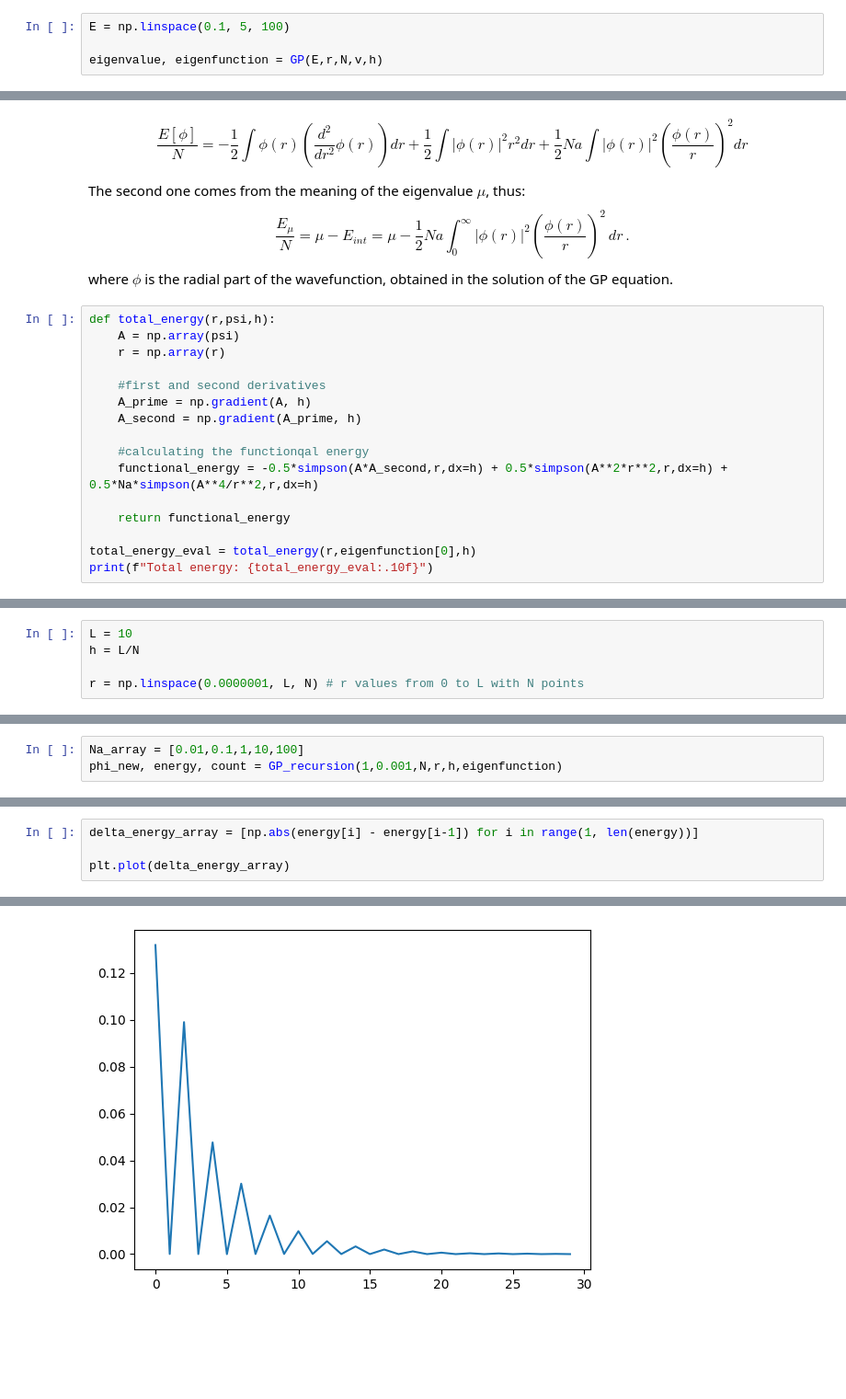
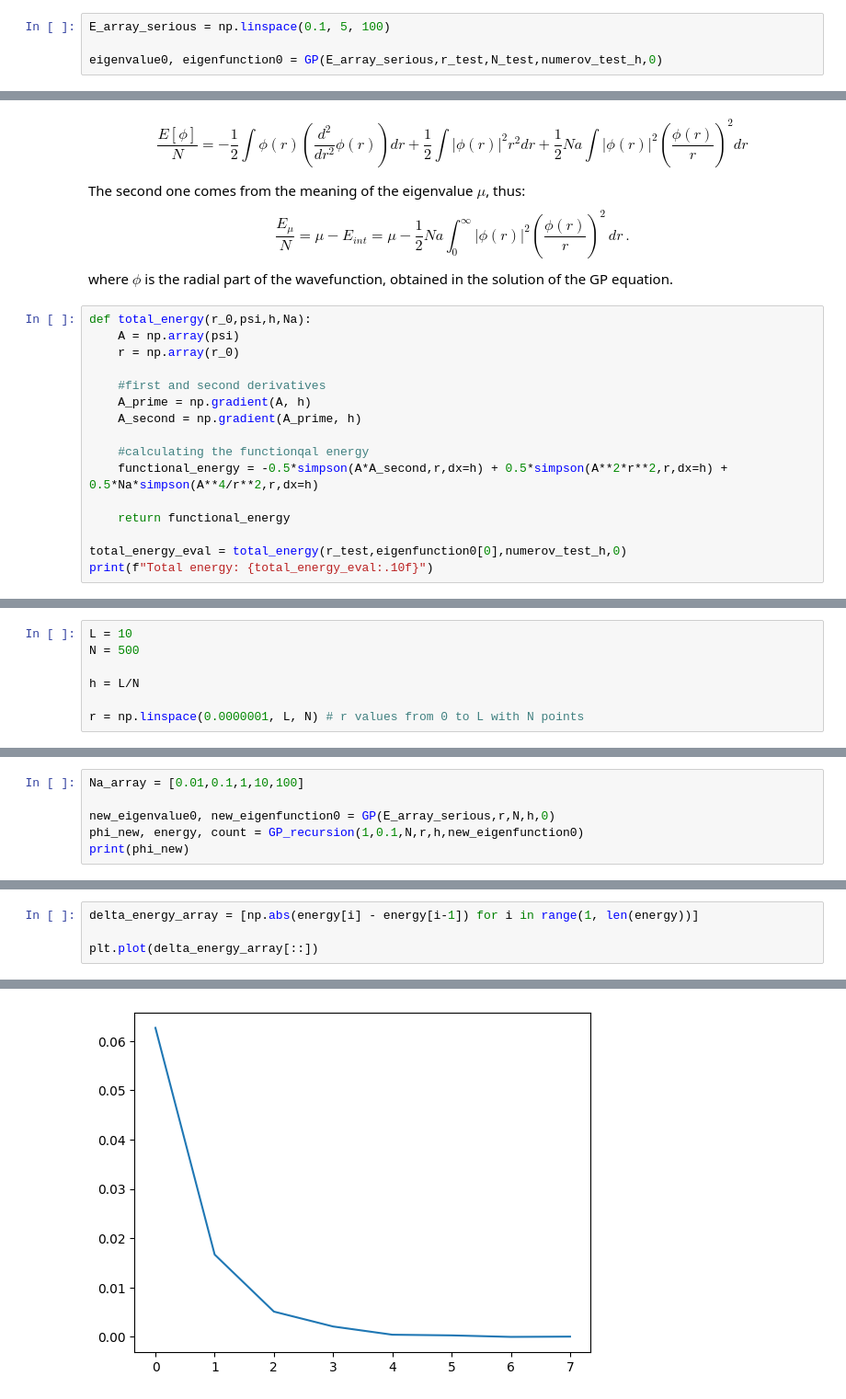
Before and after one commit to marcobeIIa/computational_physics, a Jupyter notebook: homework3/MFA_Lusvardi_Bella_Parolini.ipynb, the cells around one changed output, grey strips where cells are left out. Shown at 92% size. Cells and saved outputs as stored; diff of their text form; blank space fills up the shorter version.

```diff
--- a/homework3/MFA_Lusvardi_Bella_Parolini.ipynb
+++ b/homework3/MFA_Lusvardi_Bella_Parolini.ipynb
@@ -256,6 +265,6 @@ def GP(E,r,N,v,h):
 
     return eigenvalue, eigenfunction
 # %%
-E = np.linspace(0.1, 5, 100)
+E_array_serious = np.linspace(0.1, 5, 100)
 
-eigenvalue, eigenfunction = GP(E,r,N,v,h)
+eigenvalue0, eigenfunction0 = GP(E_array_serious,r_test,N_test,numerov_test_h,0)
@@ -322,9 +313,9 @@ The second one comes from the meaning of the eigenvalue $\mu$, thus:
 $$\frac{E_{\mu}}{N}=\mu-E_{int}=\mu-\dfrac{1}{2}Na\int_0^{\infty}|\phi(r)|^2\left(\dfrac{\phi(r)}{r}\right)^2\,dr\,.$$
 where $\phi$ is the radial part of the wavefunction, obtained in the solution of the GP equation.
 # %%
-def total_energy(r,psi,h):
+def total_energy(r_0,psi,h,Na):
     A = np.array(psi)
-    r = np.array(r)
+    r = np.array(r_0)
 
     #first and second derivatives
     A_prime = np.gradient(A, h)
@@ -335,6 +326,6 @@ def total_energy(r,psi,h):
 
     return functional_energy
 
-total_energy_eval = total_energy(r,eigenfunction[0],h)
+total_energy_eval = total_energy(r_test,eigenfunction0[0],numerov_test_h,0)
 print(f"Total energy: {total_energy_eval:.10f}")
 # %% [output]
@@ -355,5 +391,7 @@ Total energy: 1.5153555759616368
 # %%
 L = 10
+N = 500
+
 h = L/N
 
 r = np.linspace(0.0000001, L, N) # r values from 0 to L with N points
@@ -410,4 +398,7 @@ def GP_recursion(Na,alpha, N, r, h, eigenfunction):
 # %%
 Na_array = [0.01,0.1,1,10,100]
-phi_new, energy, count = GP_recursion(1,0.001,N,r,h,eigenfunction)
+
+new_eigenvalue0, new_eigenfunction0 = GP(E_array_serious,r,N,h,0)
+phi_new, energy, count = GP_recursion(1,0.1,N,r,h,new_eigenfunction0)
+print(phi_new)
 # %% [output]
@@ -431,7 +422,7 @@ phi_new, energy, count = GP_recursion(1,0.001,N,r,h,eigenfunction)
 # %%
 delta_energy_array = [np.abs(energy[i] - energy[i-1]) for i in range(1, len(energy))]
 
-plt.plot(delta_energy_array)
+plt.plot(delta_energy_array[::])
 # %% [output]
 [<matplotlib.lines.Line2D at 0x...>]
-[figure, old version]
+[figure, new version]
```
Also changed, not shown: parts of 23 cells of this notebook.
